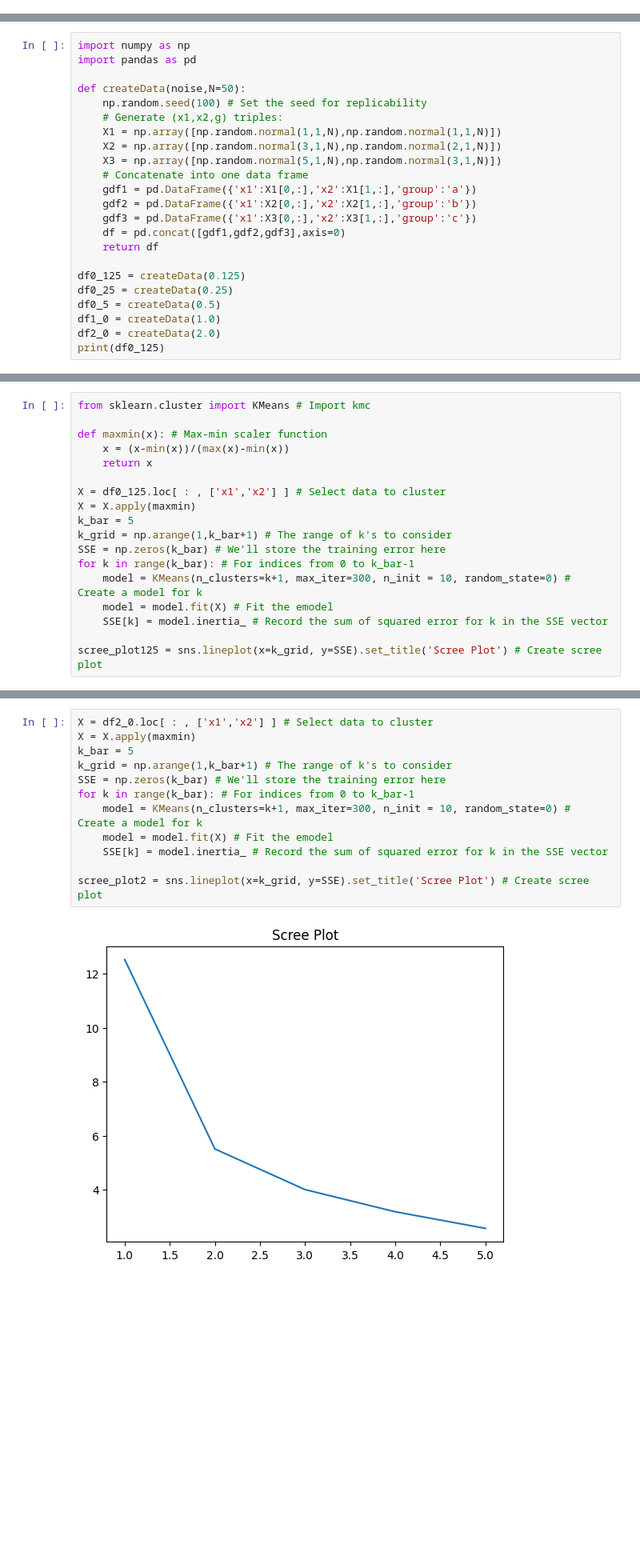
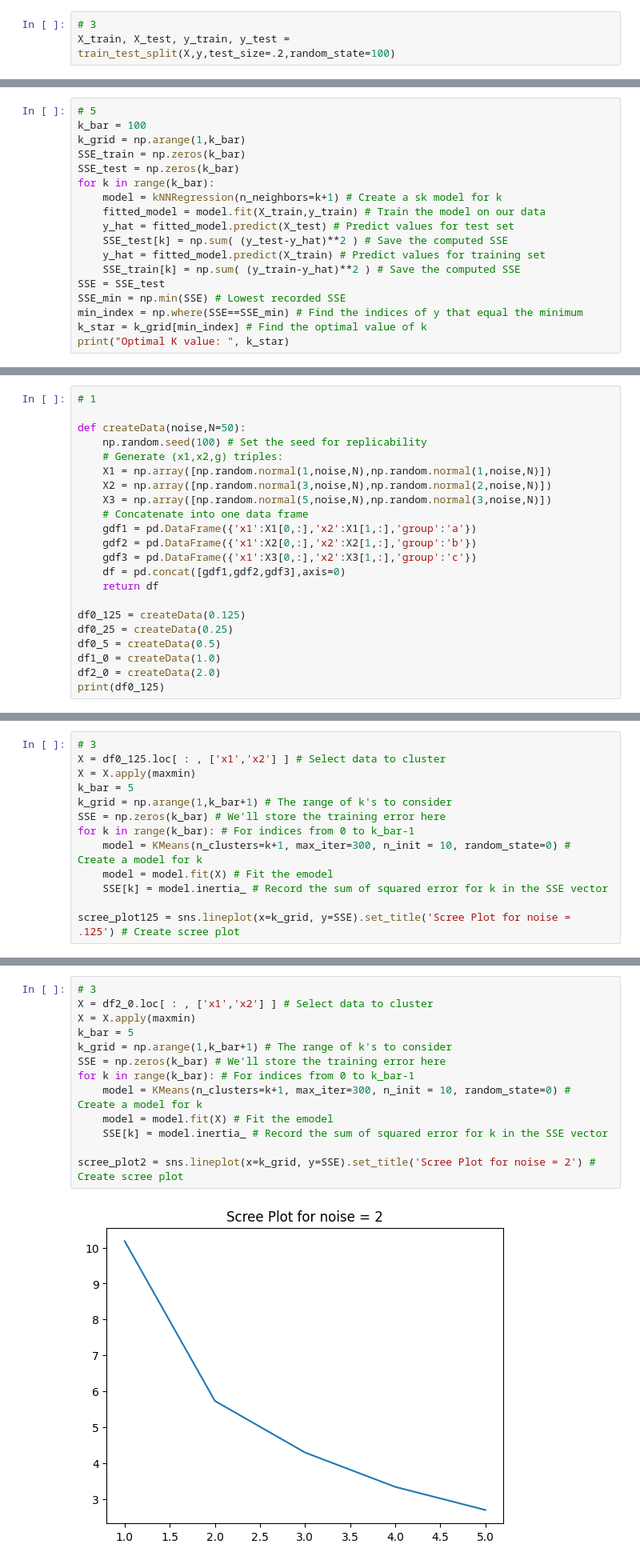
Before and after one commit to BAltenburger/assignment3, a Jupyter notebook: assignment_knn_and_kmc.ipynb, the cells around one changed output, grey strips where cells are left out. Shown at 80% size. Cells and saved outputs as stored; diff of their text form; blank space fills up the shorter version.

```diff
--- a/assignment_knn_and_kmc.ipynb
+++ b/assignment_knn_and_kmc.ipynb
@@ -205,0 +263,3 @@ OK, those are the data: Labels attached to handwritten digits encoded as a matri
+# %%
+# 3
+X_train, X_test, y_train, y_test = train_test_split(X,y,test_size=.2,random_state=100)
@@ -205,0 +358,18 @@ OK, those are the data: Labels attached to handwritten digits encoded as a matri
+# %%
+# 5
+k_bar = 100
+k_grid = np.arange(1,k_bar)
+SSE_train = np.zeros(k_bar)
+SSE_test = np.zeros(k_bar)
+for k in range(k_bar):
+    model = kNNRegression(n_neighbors=k+1) # Create a sk model for k
+    fitted_model = model.fit(X_train,y_train) # Train the model on our data
+    y_hat = fitted_model.predict(X_test) # Predict values for test set
+    SSE_test[k] = np.sum( (y_test-y_hat)**2 ) # Save the computed SSE
+    y_hat = fitted_model.predict(X_train) # Predict values for training set
+    SSE_train[k] = np.sum( (y_train-y_hat)**2 ) # Save the computed SSE
+SSE = SSE_test
+SSE_min = np.min(SSE) # Lowest recorded SSE
+min_index = np.where(SSE==SSE_min) # Find the indices of y that equal the minimum
+k_star = k_grid[min_index] # Find the optimal value of k
+print("Optimal K value: ", k_star)
@@ -236,15 +417,14 @@ df2_0 = createData(2.0)
 3. Create a scree plot for each of the datasets. Describe how the level of `noise` affects the scree plot (particularly the presence of a clear "elbow") and your ability to definitively select a $k$.
 4. Explain the intuition of the elbow, using this numerical simulation as an example.
 # %%
-import numpy as np
-import pandas as pd
+# 1
 
 def createData(noise,N=50):
     np.random.seed(100) # Set the seed for replicability
     # Generate (x1,x2,g) triples:
-    X1 = np.array([np.random.normal(1,1,N),np.random.normal(1,1,N)])
-    X2 = np.array([np.random.normal(3,1,N),np.random.normal(2,1,N)])
-    X3 = np.array([np.random.normal(5,1,N),np.random.normal(3,1,N)])
+    X1 = np.array([np.random.normal(1,noise,N),np.random.normal(1,noise,N)])
+    X2 = np.array([np.random.normal(3,noise,N),np.random.normal(2,noise,N)])
+    X3 = np.array([np.random.normal(5,noise,N),np.random.normal(3,noise,N)])
     # Concatenate into one data frame
     gdf1 = pd.DataFrame({'x1':X1[0,:],'x2':X1[1,:],'group':'a'})
     gdf2 = pd.DataFrame({'x1':X2[0,:],'x2':X2[1,:],'group':'b'})
@@ -323,10 +491,5 @@ sns.move_legend(plot2_0, "upper left", bbox_to_anchor=(1, 1))
 # %%
-from sklearn.cluster import KMeans # Import kmc
-
-def maxmin(x): # Max-min scaler function
-    x = (x-min(x))/(max(x)-min(x))
-    return x
-
+# 3
 X = df0_125.loc[ : , ['x1','x2'] ] # Select data to cluster
 X = X.apply(maxmin)
 k_bar = 5
@@ -337,5 +500,5 @@ for k in range(k_bar): # For indices from 0 to k_bar-1
     model = model.fit(X) # Fit the emodel
     SSE[k] = model.inertia_ # Record the sum of squared error for k in the SSE vector
 
-scree_plot125 = sns.lineplot(x=k_grid, y=SSE).set_title('Scree Plot') # Create scree plot
+scree_plot125 = sns.lineplot(x=k_grid, y=SSE).set_title('Scree Plot for noise = .125') # Create scree plot
 # %% [output]
@@ -385,14 +551,15 @@ scree_plot1 = sns.lineplot(x=k_grid, y=SSE).set_title('Scree Plot') # Create scr
 # %%
+# 3
 X = df2_0.loc[ : , ['x1','x2'] ] # Select data to cluster
 X = X.apply(maxmin)
 k_bar = 5
 k_grid = np.arange(1,k_bar+1) # The range of k's to consider
 SSE = np.zeros(k_bar) # We'll store the training error here
 for k in range(k_bar): # For indices from 0 to k_bar-1
     model = KMeans(n_clusters=k+1, max_iter=300, n_init = 10, random_state=0) # Create a model for k
     model = model.fit(X) # Fit the emodel
     SSE[k] = model.inertia_ # Record the sum of squared error for k in the SSE vector
 
-scree_plot2 = sns.lineplot(x=k_grid, y=SSE).set_title('Scree Plot') # Create scree plot
+scree_plot2 = sns.lineplot(x=k_grid, y=SSE).set_title('Scree Plot for noise = 2') # Create scree plot
 # %% [output]
-[figure, old version]
+[figure, new version]
```
Also changed, not shown: parts of 50 cells of this notebook.
